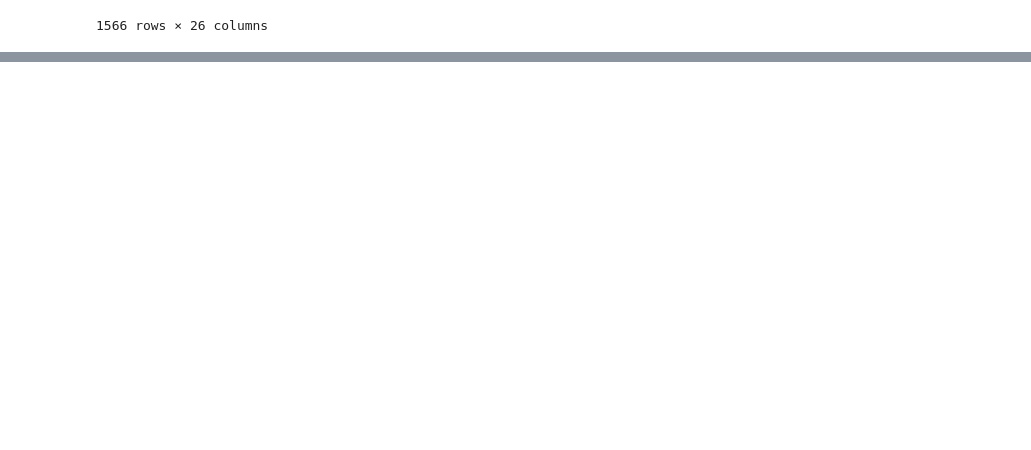
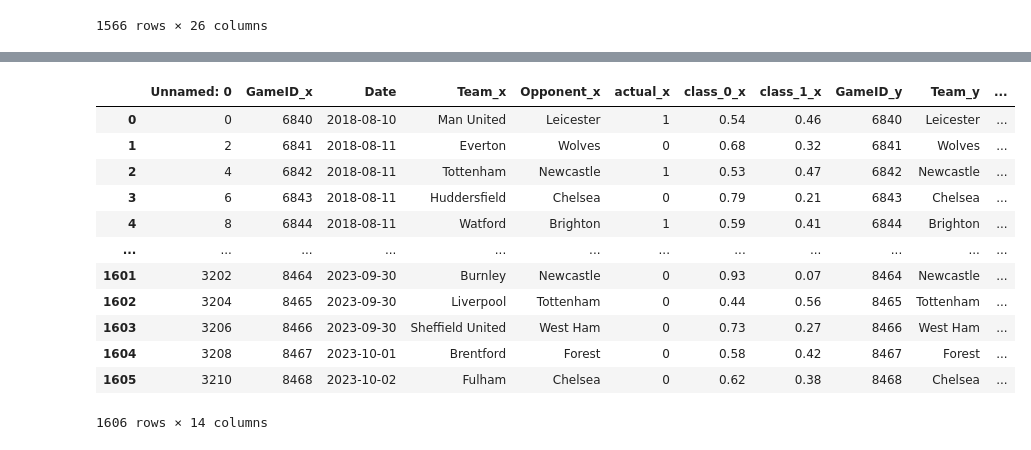
Before and after one commit to garun3/sports_betting, a Jupyter notebook: Notebooks/results_analysis.ipynb, the cells around one changed output, grey strips where cells are left out. Saved outputs shown, nothing was run; the diff lists cells and outputs as text; code cells hidden in the pictures; blank space fills up the shorter version.

```diff
--- a/Notebooks/results_analysis.ipynb
+++ b/Notebooks/results_analysis.ipynb
@@ -66,0 +235,16 @@ merged
+# %%
+test1
+# %% [output]
+|  | Unnamed: 0 | GameID_x | Date | Team_x | Opponent_x | actual_x | class_0_x | class_1_x | GameID_y | Team_y | ... |
+| 0 | 0 | 6840 | 2018-08-10 | Man United | Leicester | 1 | 0.54 | 0.46 | 6840 | Leicester | ... |
+| 1 | 2 | 6841 | 2018-08-11 | Everton | Wolves | 0 | 0.68 | 0.32 | 6841 | Wolves | ... |
+| 2 | 4 | 6842 | 2018-08-11 | Tottenham | Newcastle | 1 | 0.53 | 0.47 | 6842 | Newcastle | ... |
+| 3 | 6 | 6843 | 2018-08-11 | Huddersfield | Chelsea | 0 | 0.79 | 0.21 | 6843 | Chelsea | ... |
+| 4 | 8 | 6844 | 2018-08-11 | Watford | Brighton | 1 | 0.59 | 0.41 | 6844 | Brighton | ... |
+| ... | ... | ... | ... | ... | ... | ... | ... | ... | ... | ... | ... |
+| 1601 | 3202 | 8464 | 2023-09-30 | Burnley | Newcastle | 0 | 0.93 | 0.07 | 8464 | Newcastle | ... |
+| 1602 | 3204 | 8465 | 2023-09-30 | Liverpool | Tottenham | 0 | 0.44 | 0.56 | 8465 | Tottenham | ... |
+| 1603 | 3206 | 8466 | 2023-09-30 | Sheffield United | West Ham | 0 | 0.73 | 0.27 | 8466 | West Ham | ... |
+| 1604 | 3208 | 8467 | 2023-10-01 | Brentford | Forest | 0 | 0.58 | 0.42 | 8467 | Forest | ... |
+| 1605 | 3210 | 8468 | 2023-10-02 | Fulham | Chelsea | 0 | 0.62 | 0.38 | 8468 | Chelsea | ... |
+1606 rows × 14 columns
```
Also changed, not shown: parts of 41 cells of this notebook, 34 other files.
